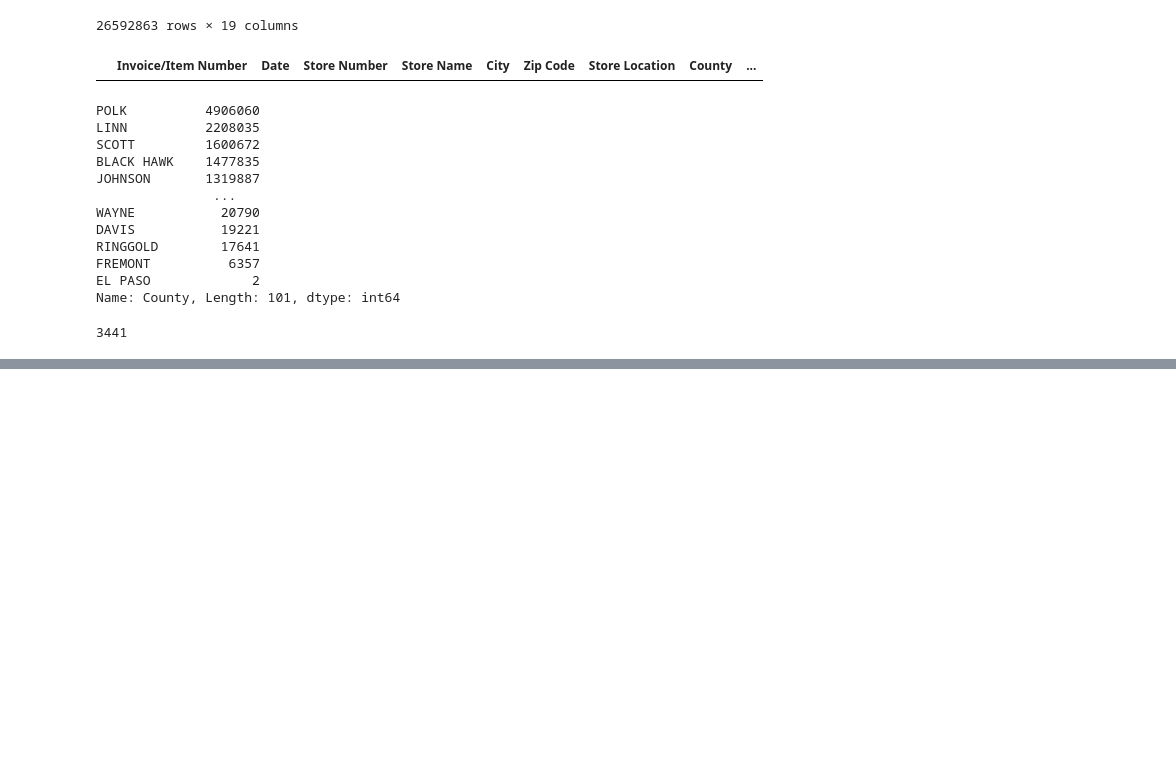
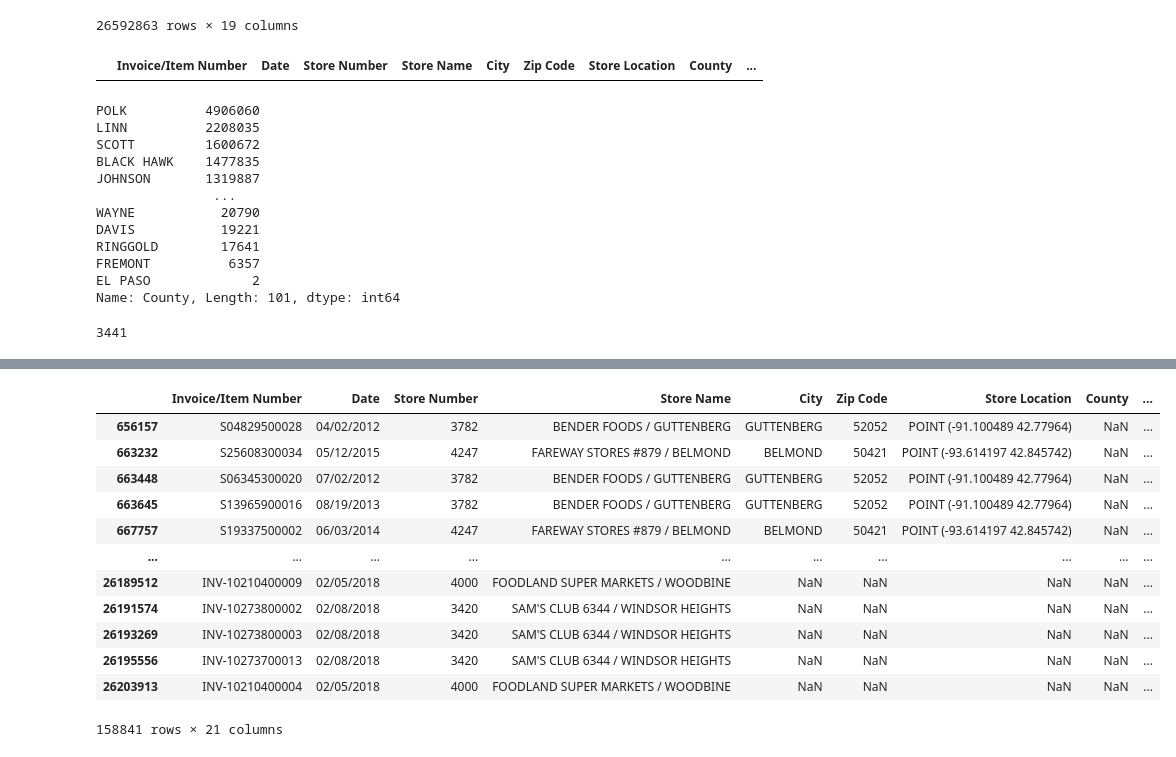
Before and after one commit to antrodtx/Iowa_liquor_Sales, a Jupyter notebook: IOWA_PROJECT.ipynb, the cells around one changed output, grey strips where cells are left out. Drawn from its saved outputs; the diff is of its cells as text; code cells hidden in the pictures; blank space fills up the shorter version.

```diff
--- a/IOWA_PROJECT.ipynb
+++ b/IOWA_PROJECT.ipynb
@@ -210,2 +233,19 @@ print(county_sort)
 # %%
 iowa1[iowa1['County'].isna()]
+# %%
+iowa1.loc[iowa1['Store Number'] == 4777, "County"] = 'PAULINNA'
+iowa1[iowa1['County'].isna()]
+# %% [output]
+|  | Invoice/Item Number | Date | Store Number | Store Name | City | Zip Code | Store Location | County | ... |
+| 656157 | S04829500028 | 04/02/2012 | 3782 | BENDER FOODS / GUTTENBERG | GUTTENBERG | 52052 | POINT (-91.100489 42.77964) | NaN | ... |
+| 663232 | S25608300034 | 05/12/2015 | 4247 | FAREWAY STORES #879 / BELMOND | BELMOND | 50421 | POINT (-93.614197 42.845742) | NaN | ... |
+| 663448 | S06345300020 | 07/02/2012 | 3782 | BENDER FOODS / GUTTENBERG | GUTTENBERG | 52052 | POINT (-91.100489 42.77964) | NaN | ... |
+| 663645 | S13965900016 | 08/19/2013 | 3782 | BENDER FOODS / GUTTENBERG | GUTTENBERG | 52052 | POINT (-91.100489 42.77964) | NaN | ... |
+| 667757 | S19337500002 | 06/03/2014 | 4247 | FAREWAY STORES #879 / BELMOND | BELMOND | 50421 | POINT (-93.614197 42.845742) | NaN | ... |
+| ... | ... | ... | ... | ... | ... | ... | ... | ... | ... |
+| 26189512 | INV-10210400009 | 02/05/2018 | 4000 | FOODLAND SUPER MARKETS / WOODBINE | NaN | NaN | NaN | NaN | ... |
+| 26191574 | INV-10273800002 | 02/08/2018 | 3420 | SAM'S CLUB 6344 / WINDSOR HEIGHTS | NaN | NaN | NaN | NaN | ... |
+| 26193269 | INV-10273800003 | 02/08/2018 | 3420 | SAM'S CLUB 6344 / WINDSOR HEIGHTS | NaN | NaN | NaN | NaN | ... |
+| 26195556 | INV-10273700013 | 02/08/2018 | 3420 | SAM'S CLUB 6344 / WINDSOR HEIGHTS | NaN | NaN | NaN | NaN | ... |
+| 26203913 | INV-10210400004 | 02/05/2018 | 4000 | FOODLAND SUPER MARKETS / WOODBINE | NaN | NaN | NaN | NaN | ... |
+158841 rows × 21 columns
```
Also changed, not shown: parts of 13 cells of this notebook.
